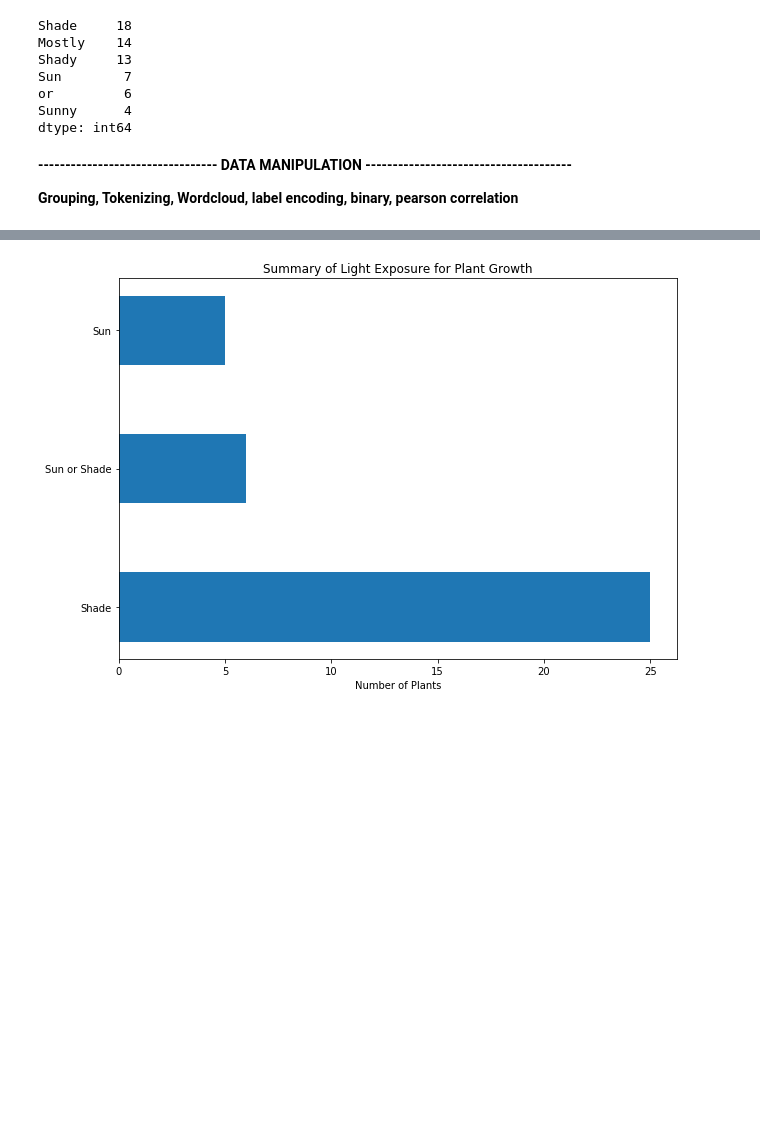
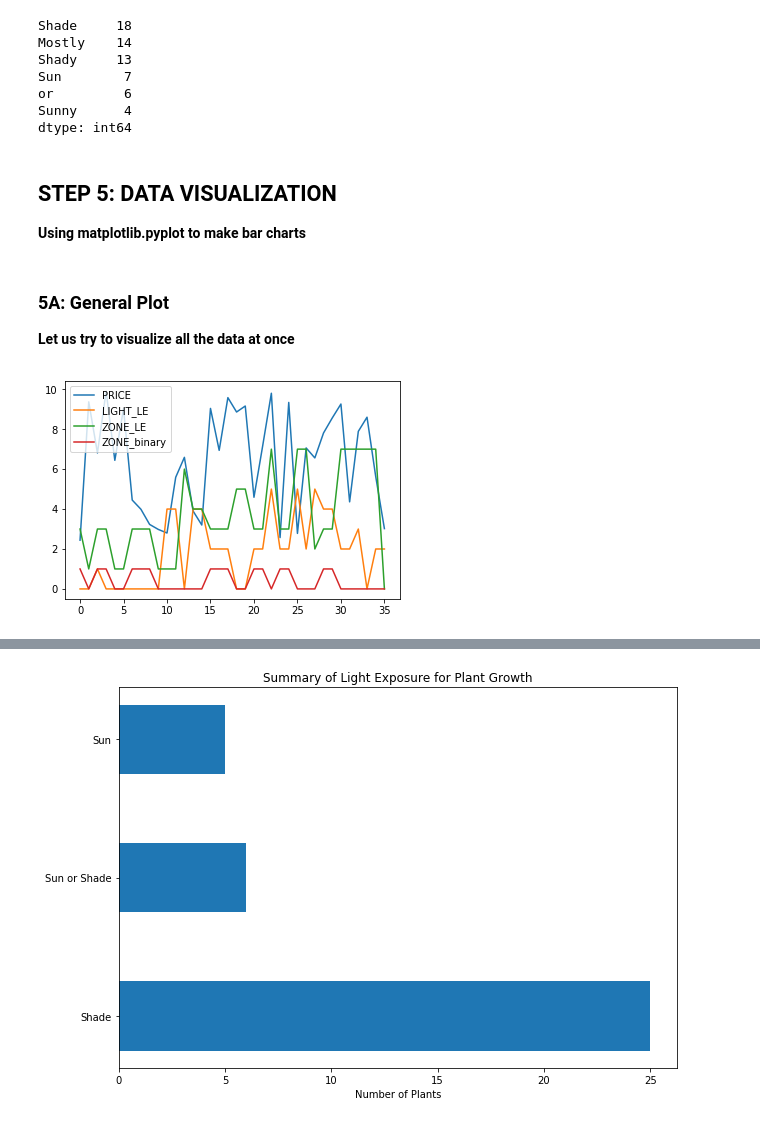
Before and after one commit to msaadah/Data-Analysis-Notebook, a Jupyter notebook: Datasets_Filetypes/XML/XML_Plants_3_plot.ipynb, the cells around one changed output, grey strips where cells are left out. Cells and saved outputs as stored; diff of their text form; code cells hidden in the pictures; blank space fills up the shorter version.

```diff
--- a/Datasets_Filetypes/XML/XML_Plants_3_plot.ipynb
+++ b/Datasets_Filetypes/XML/XML_Plants_3_plot.ipynb
@@ -196,7 +351,16 @@ Sun        7
 or         6
 Sunny      4
 dtype: int64
-# %% [markdown]
-**--------------------------------- DATA MANIPULATION --------------------------------------**
-
-**Grouping, Tokenizing, Wordcloud, label encoding, binary, pearson correlation**
+# %% [markdown]
+## **STEP 5: DATA VISUALIZATION**
+
+**Using matplotlib.pyplot to make bar charts**
+# %% [markdown]
+### 5A:   **General Plot**
+
+**Let us try to visualize all the data at once**
+# %%
+a = xml_df.plot()
+plt.show()
+# %% [output]
+[figure, added]
```
Also changed, not shown: parts of 43 cells of this notebook, 23 other files.
